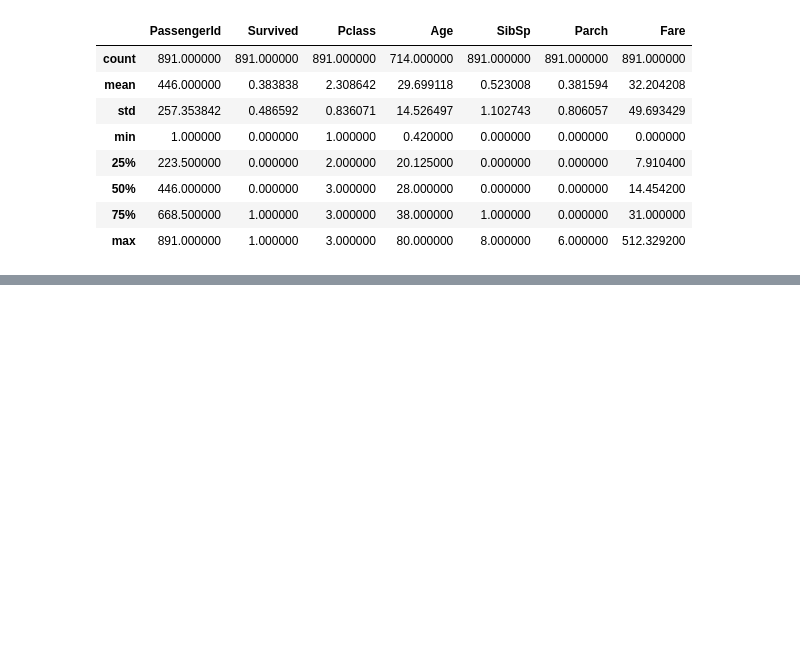
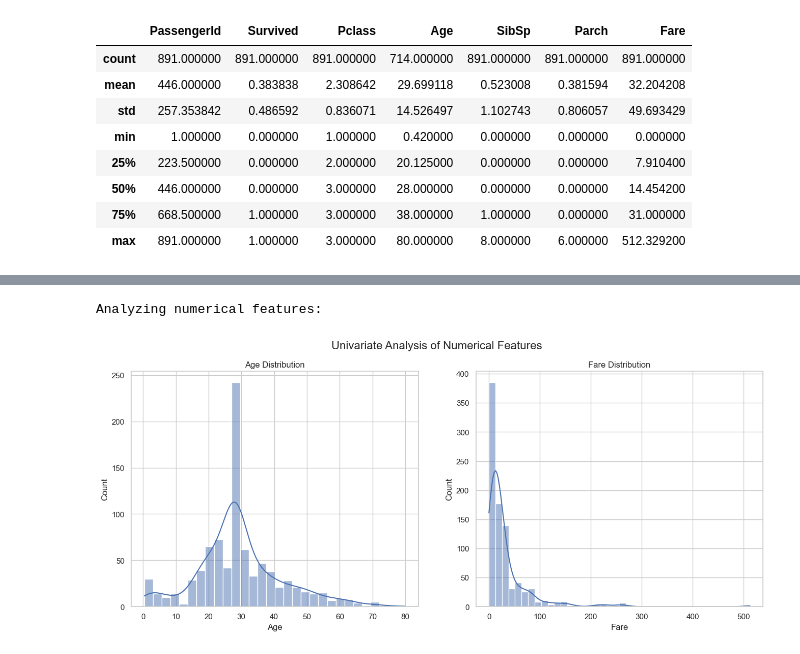
Before and after one commit to tusharkhanna575/Data-Storytelling-Analysing-Survival-on-the-Titanic, a Jupyter notebook: main.ipynb, the cells around one changed output, grey strips where cells are left out. Drawn from its saved outputs; the diff is of its cells as text; code cells hidden in the pictures; blank space fills up the shorter version.

```diff
--- a/main.ipynb
+++ b/main.ipynb
@@ -115,0 +211,16 @@ Descriptive Statistics:
+# %%
+print("\nAnalyzing numerical features:")
+
+fig, axes = plt.subplots(1, 2, figsize=(16, 6))
+fig.suptitle('Univariate Analysis of Numerical Features', fontsize=16)
+
+# Plotting Age distribution
+sns.histplot(ax=axes[0], data=titanic_df, x='Age', kde=True, bins=30).set_title('Age Distribution')
+
+# Plotting Fare distribution
+sns.histplot(ax=axes[1], data=titanic_df, x='Fare', kde=True, bins=40).set_title('Fare Distribution')
+
+plt.show()
+# %% [output]
+Analyzing numerical features:
+[figure, added]
```
Also changed, not shown: parts of 30 cells of this notebook.
